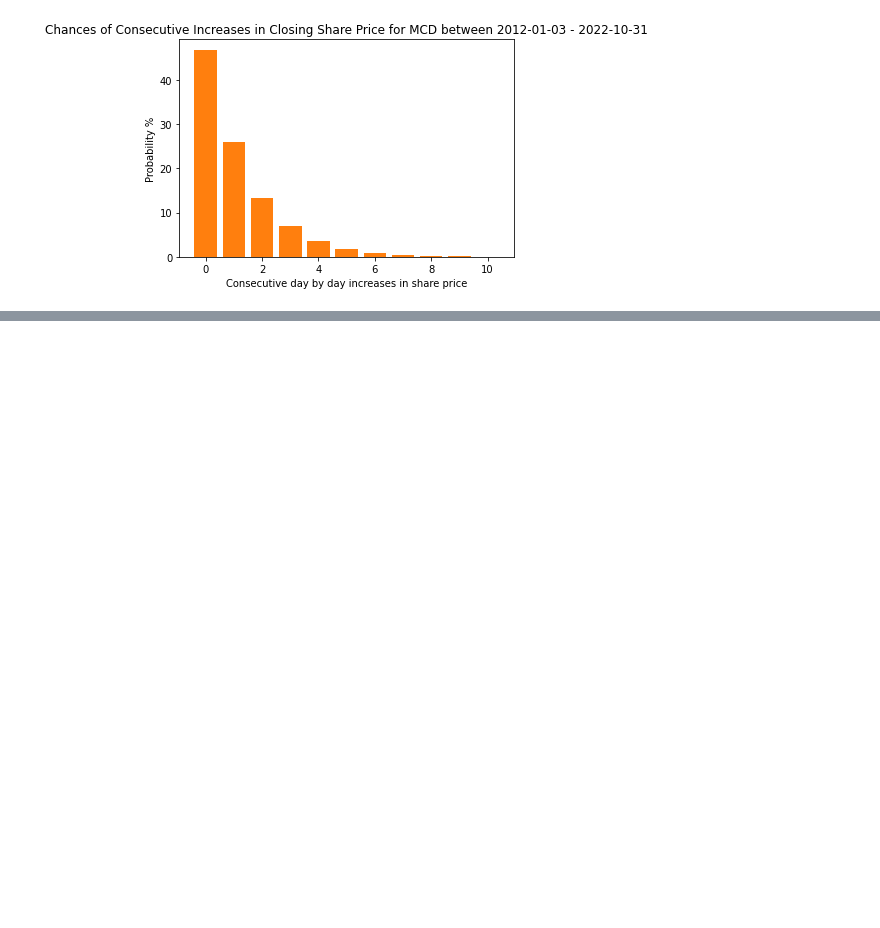
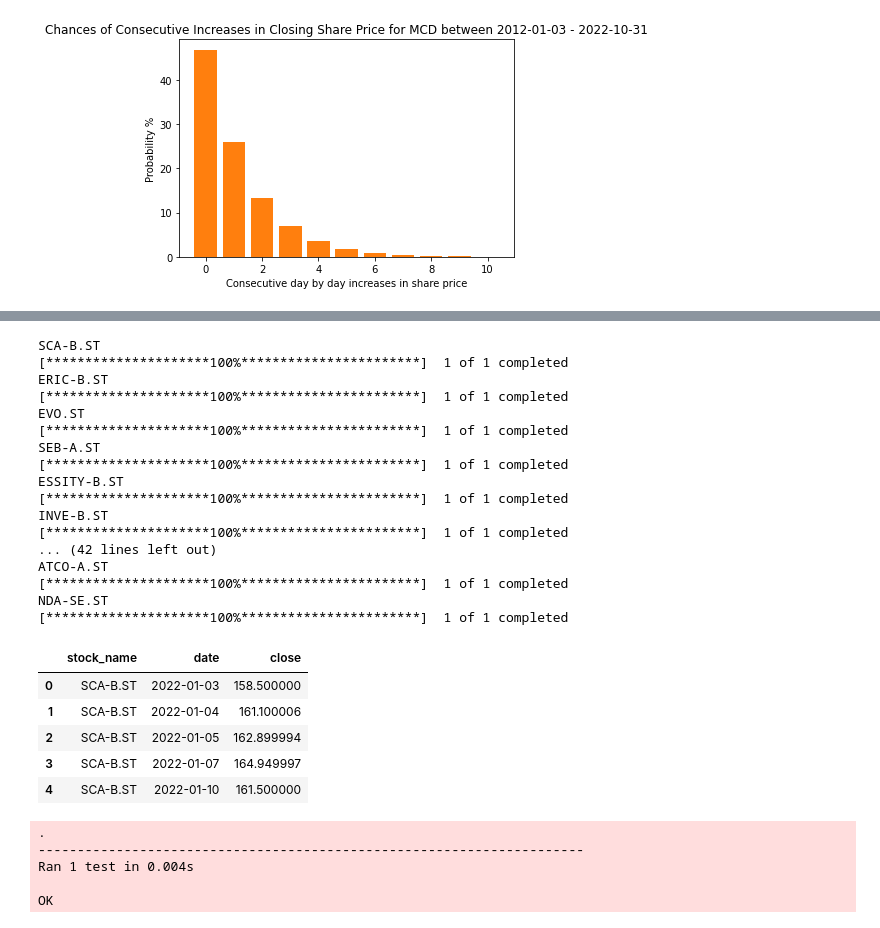
Before and after one commit to flyin01/stock_picking_charts, a Jupyter notebook: stock_winning_streaks.ipynb, the cells around one changed output, grey strips where cells are left out. Cells and saved outputs as stored; diff of their text form; code cells hidden in the pictures; blank space fills up the shorter version.

```diff
--- a/stock_winning_streaks.ipynb
+++ b/stock_winning_streaks.ipynb
@@ -127,0 +166,78 @@ _ = plt.title(f"Chances of Consecutive Increases in Closing Share Price for {sto
+# %%
+# Download stock data for each stock of the omxs30 index
+
+start_date = '2022-01-01'
+end_date = '2023-03-24'
+# hard coded stocks in a list that is included in the omxs30 index
+omxs30_stocks = ['SCA-B.ST', 'ERIC-B.ST', 'EVO.ST', 'SEB-A.ST', 'ESSITY-B.ST', 'INVE-B.ST', 'ALIV-SDB.ST', 'BOL.ST', 'SWED-A.ST',
+                 'HEXA-B.ST', 'AZN.ST', 'TEL2-B.ST', 'GETI-B.ST', 'ELUX-B.ST', 'SHB-A.ST', 'HM-B.ST', 'TELIA.ST', 'ABB.ST', 'VOLV-B.ST',
+                 'SAND.ST', 'KINV-B.ST', 'ALFA.ST', 'ASSA-B.ST', 'SKF-B.ST', 'SBB-B.ST', 'ATCO-B.ST', 'SINCH.ST', 'ATCO-A.ST', 'NDA-SE.ST']
+
+# target df
+df = pd.DataFrame(columns=['stock_name', 'date', 'close'])
+
+for stock in omxs30_stocks:
+    print(stock)
+    stock_data = yf.download(stock, start=start_date, end=end_date)
+    stock_data = stock_data.reset_index()
+    stock_data = stock_data[['Date', 'Close']].copy()
+    stock_data.columns = ['date', 'close']
+    stock_data['stock_name'] = stock
+    stock_data = stock_data[['stock_name', 'date', 'close']]
+    df = pd.concat([df, stock_data])
+
+df.head()
+# %% [output]
+SCA-B.ST
+[*********************100%***********************]  1 of 1 completed
+ERIC-B.ST
+[*********************100%***********************]  1 of 1 completed
+EVO.ST
+[*********************100%***********************]  1 of 1 completed
+SEB-A.ST
+[*********************100%***********************]  1 of 1 completed
+ESSITY-B.ST
+[*********************100%***********************]  1 of 1 completed
+INVE-B.ST
+[*********************100%***********************]  1 of 1 completed
+... (42 lines left out)
+ATCO-A.ST
+[*********************100%***********************]  1 of 1 completed
+NDA-SE.ST
+[*********************100%***********************]  1 of 1 completed
+|  | stock_name | date | close |
+| 0 | SCA-B.ST | 2022-01-03 | 158.500000 |
+| 1 | SCA-B.ST | 2022-01-04 | 161.100006 |
+| 2 | SCA-B.ST | 2022-01-05 | 162.899994 |
+| 3 | SCA-B.ST | 2022-01-07 | 164.949997 |
+| 4 | SCA-B.ST | 2022-01-10 | 161.500000 |
+# %%
+# Unit test
+
+import unittest
+import pandas as pd
+
+class TestStockData(unittest.TestCase):
+    def test_data_frame(self):
+        # Test that the data frame has the correct columns
+        self.assertEqual(list(df.columns), ['stock_name', 'date', 'close'])
+
+        # Test that the data frame has data for all OMXS30 stocks
+        self.assertEqual(len(df['stock_name'].unique()), len(omxs30_stocks))
+
+        # Test that the data frame has data for the specified date range
+        self.assertTrue(df['date'].min() >= pd.to_datetime(start_date))
+        self.assertTrue(df['date'].max() <= pd.to_datetime(end_date))
+
+        # Test that the closing price column contains valid data
+        self.assertTrue(df['close'].notnull().all())
+        self.assertTrue((df['close'] > 0).all())
+
+if __name__ == '__main__':
+    unittest.main(argv=['first-arg-is-ignored'], exit=False)
+# %% [output]
+.
+----------------------------------------------------------------------
+Ran 1 test in 0.004s
+
+OK
```
Also changed, not shown: parts of 11 cells of this notebook.
